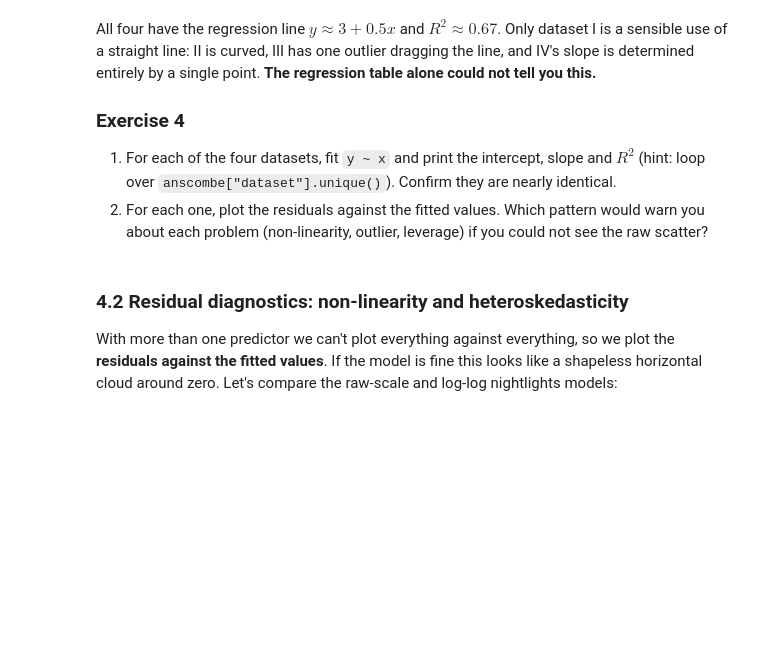
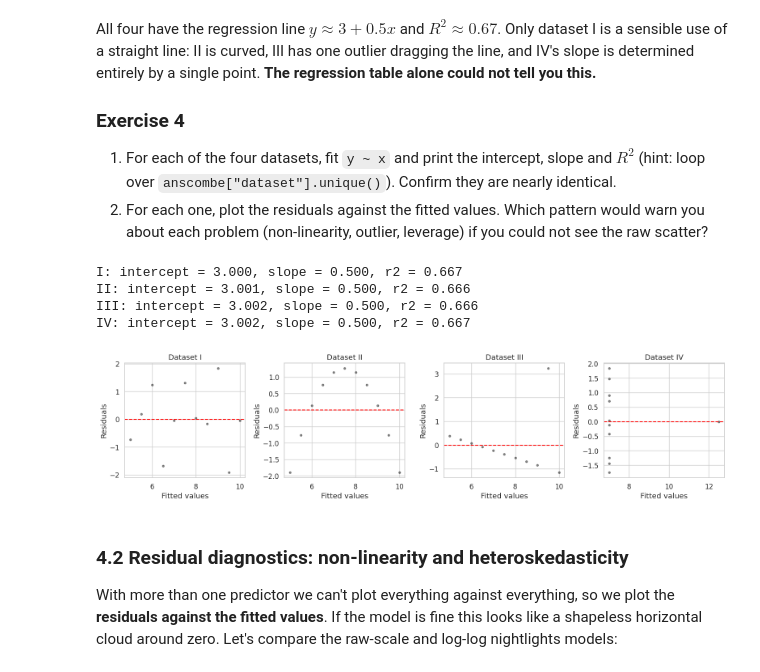
Before and after one commit to mao-gh/QM2, a Jupyter notebook: notebooks/W07. Linear Regression.ipynb, the cells around one changed output. Drawn from its saved outputs; the diff is of its cells as text; code cells hidden in the pictures; blank space fills up the shorter version.

```diff
--- a/notebooks/W07. Linear Regression.ipynb
+++ b/notebooks/W07. Linear Regression.ipynb
@@ -330,7 +410,38 @@ All four have the regression line $y \approx 3 + 0.5x$ and $R^2 \approx 0.67$. O
 # %%
 for d in anscombe["dataset"].unique():
     sub = anscombe[anscombe["dataset"] == d]
-    # your code here
+    model = smf.ols("y ~ x", data = sub).fit()
+    intercept = model.params["Intercept"]
+    slope = model.params["x"]
+    r2 = model.rsquared
+    print(f"{d}: intercept = {intercept:.3f}, slope = {slope:.3f}, r2 = {r2:.3f}")
+# %% [output]
+I: intercept = 3.000, slope = 0.500, r2 = 0.667
+II: intercept = 3.001, slope = 0.500, r2 = 0.666
+III: intercept = 3.002, slope = 0.500, r2 = 0.666
+IV: intercept = 3.002, slope = 0.500, r2 = 0.667
+# %%
+fig, axes = plt.subplots(1, 4, figsize=(16, 4))
+i = 0
+
+for d in anscombe["dataset"].unique():
+    sub = anscombe[anscombe["dataset"] == d]
+    model = smf.ols("y ~ x", data = sub).fit()
+    fitted = model.fittedvalues
+    resid = model.resid
+
+    ax = axes[i]
+    ax.scatter(fitted, resid, s = 12, color = "k", alpha = 0.5)
+    ax.axhline(y=0, color="red", linestyle="--")
+
+    ax.set(xlabel="Fitted values", ylabel="Residuals",
+           title=f"Dataset {d}")
+    i = i + 1
+
+plt.tight_layout()
+plt.show()
+# %% [output]
+[figure, added]
 # %% [markdown]
 ### 4.2 Residual diagnostics: non-linearity and heteroskedasticity
 
```
Also changed, not shown: parts of 13 cells of this notebook.
